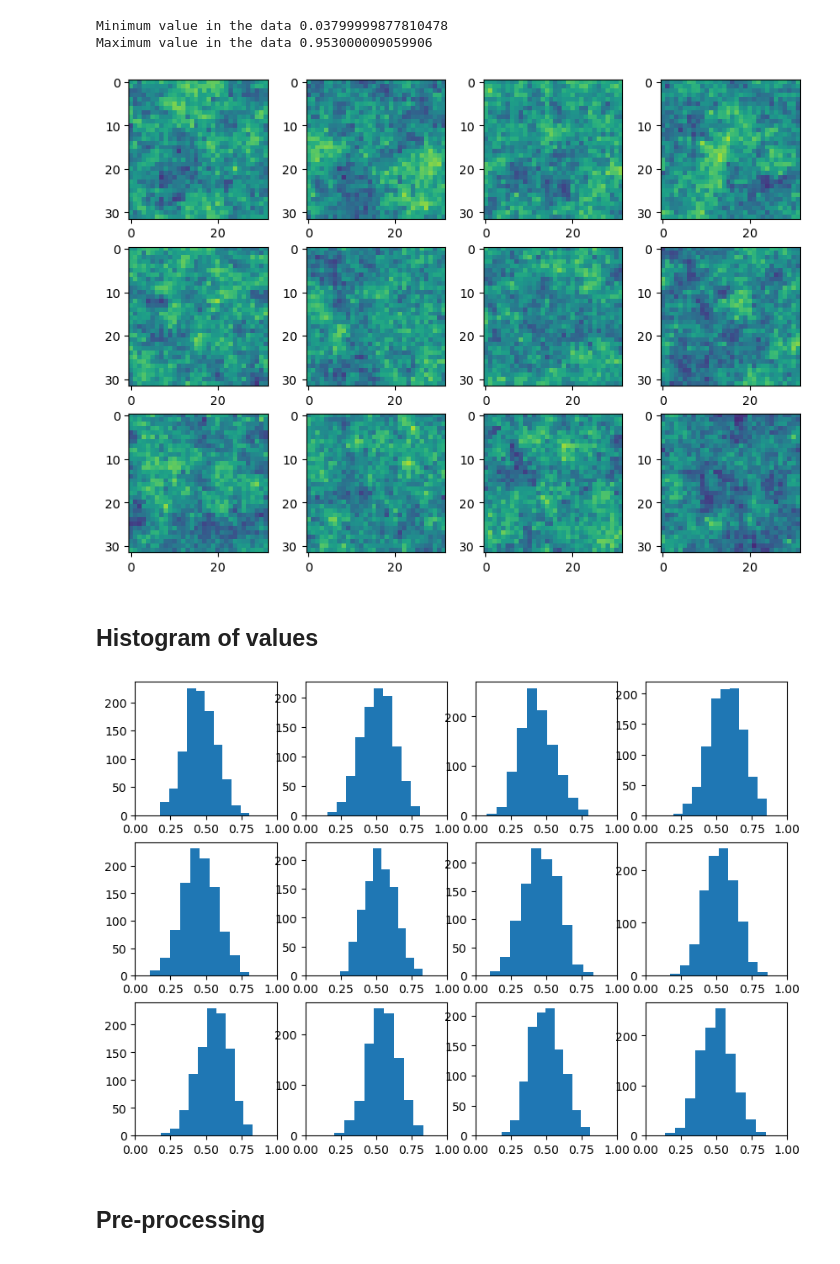
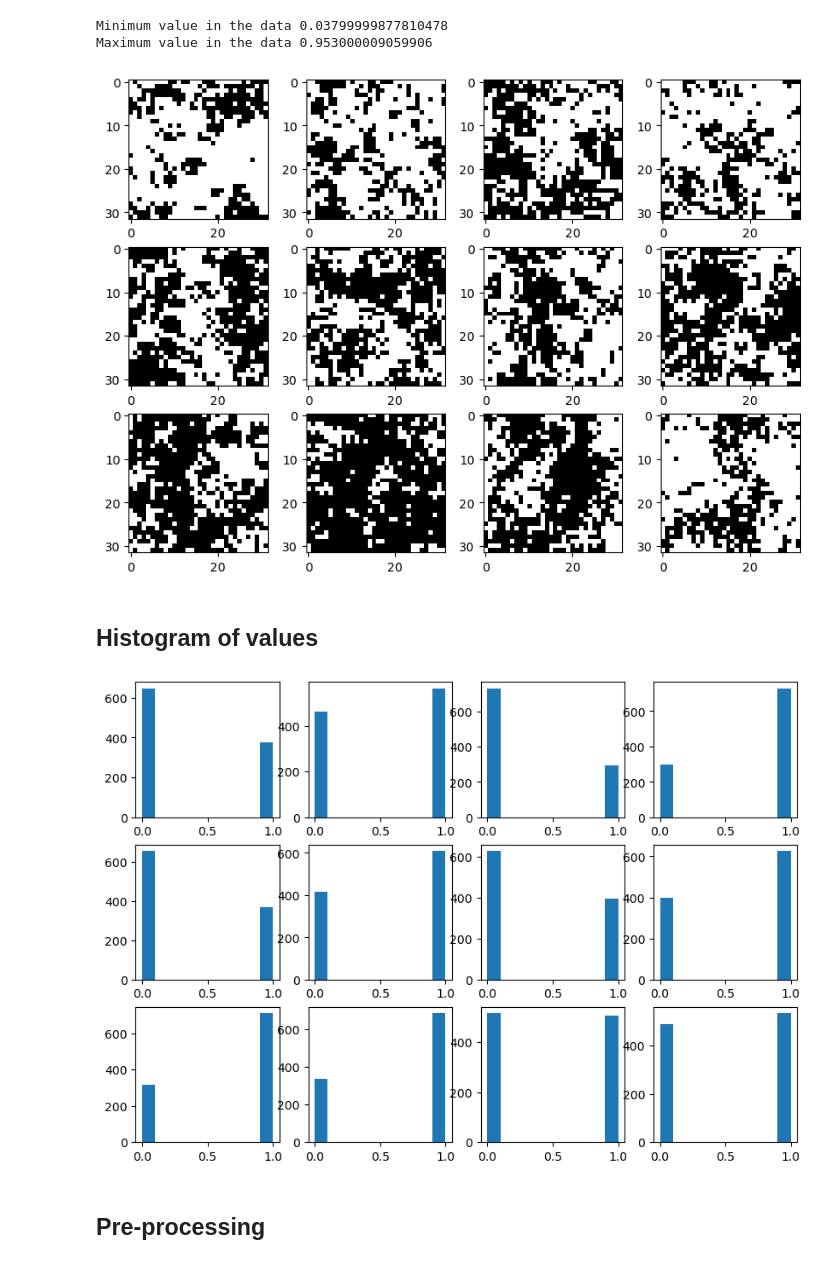
Before and after one commit to elizavetasemenova/PriorCVAE_JAX, a Jupyter notebook: experiments/population_genetics/notebooks/data_exploration.ipynb, the cells around one changed output. Drawn from its saved outputs; the diff is of its cells as text; code cells hidden in the pictures.

```diff
--- a/experiments/population_genetics/notebooks/data_exploration.ipynb
+++ b/experiments/population_genetics/notebooks/data_exploration.ipynb
@@ -32,14 +32,17 @@ print(f"Maximum value in the data {jnp.max(prior_data)}")
 # %% [output]
 Minimum value in the data 0.03799999877810478
 Maximum value in the data 0.953000009059906
+# %%
+prior_data = prior_data.at[jnp.where(prior_data < 0.5)].set(0)
+prior_data = prior_data.at[jnp.where(prior_data >= 0.5)].set(1)
 # %%
 fig, axs = plt.subplots(3, 4, figsize=(10, 7))
-for i, d in enumerate(prior_data[2000: 2000 + n_plot]):
+for i, d in enumerate(prior_data[1000: 1000 + n_plot]):
     rows = int(i//4)
     cols = int(i%4)
-    axs[rows][cols].imshow(d.reshape((32, 32)), vmin=0, vmax=1)
+    axs[rows][cols].imshow(d.reshape((32, 32)), vmin=0, vmax=1, cmap="gray")
 # %% [output]
-[figure, old version]
+[figure, new version]
 # %% [markdown]
 ## Histogram of values
 # %%
@@ -48,9 +51,9 @@ for i, d in enumerate(prior_data[:n_plot]):
     rows = int(i//4)
     cols = int(i%4)
     axs[rows][cols].hist(d.reshape((-1,)))
-    axs[rows][cols].set_xlim([0, 1])
+#     axs[rows][cols].set_xlim([0, 1])
 # %% [output]
-[figure, old version]
+[figure, new version]
 # %% [markdown]
 ## Pre-processing
 # %%
```
Also changed, not shown: 6 other files.
